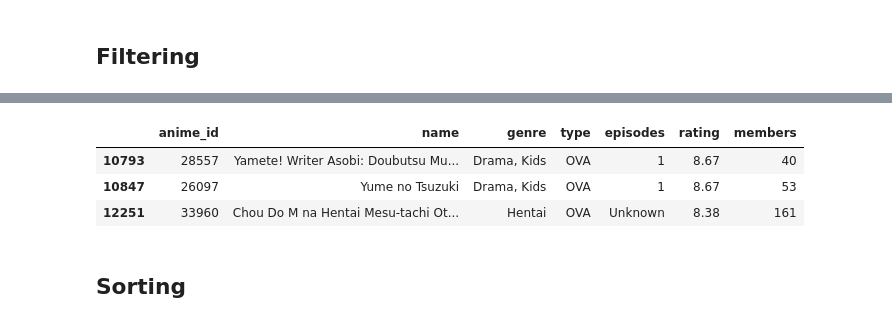
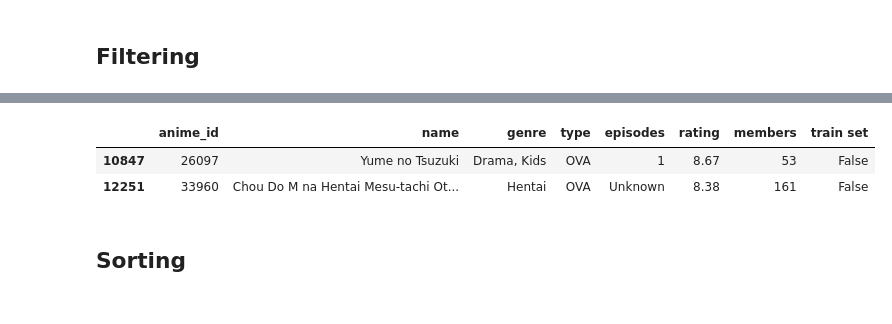
Before and after one commit to wayne0git/python_basics, a Jupyter notebook: pandas/pandas_tutorial.ipynb, the cells around one changed output, grey strips where cells are left out. Cells and saved outputs as stored; diff of their text form; code cells hidden in the pictures.

```diff
--- a/pandas/pandas_tutorial.ipynb
+++ b/pandas/pandas_tutorial.ipynb
@@ -196,11 +240,10 @@ anime[:3]
 # %%
 # Filter by value
-anime[anime['rating'] > 8].tail(3)
+anime[anime['rating'] > 8].tail(2)
 # %% [output]
-|  | anime_id | name | genre | type | episodes | rating | members |
-| 10793 | 28557 | Yamete! Writer Asobi: Doubutsu Mu... | Drama, Kids | OVA | 1 | 8.67 | 40 |
-| 10847 | 26097 | Yume no Tsuzuki | Drama, Kids | OVA | 1 | 8.67 | 53 |
-| 12251 | 33960 | Chou Do M na Hentai Mesu-tachi Ot... | Hentai | OVA | Unknown | 8.38 | 161 |
+|  | anime_id | name | genre | type | episodes | rating | members | train set |
+| 10847 | 26097 | Yume no Tsuzuki | Drama, Kids | OVA | 1 | 8.67 | 53 | False |
+| 12251 | 33960 | Chou Do M na Hentai Mesu-tachi Ot... | Hentai | OVA | Unknown | 8.38 | 161 | False |
 # %% [markdown]
 ## Sorting
 # %%
```
Also changed, not shown: parts of 44 cells of this notebook.
